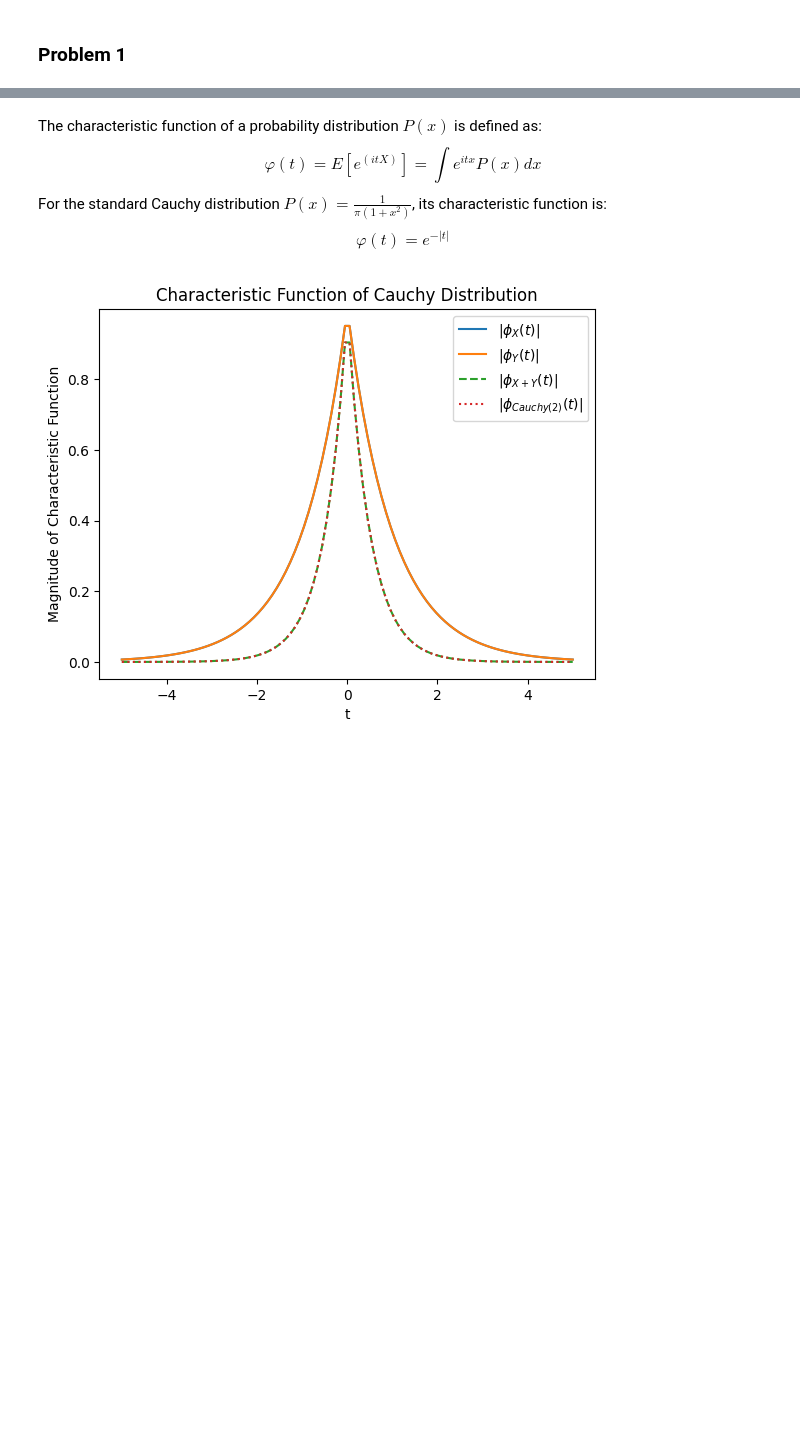
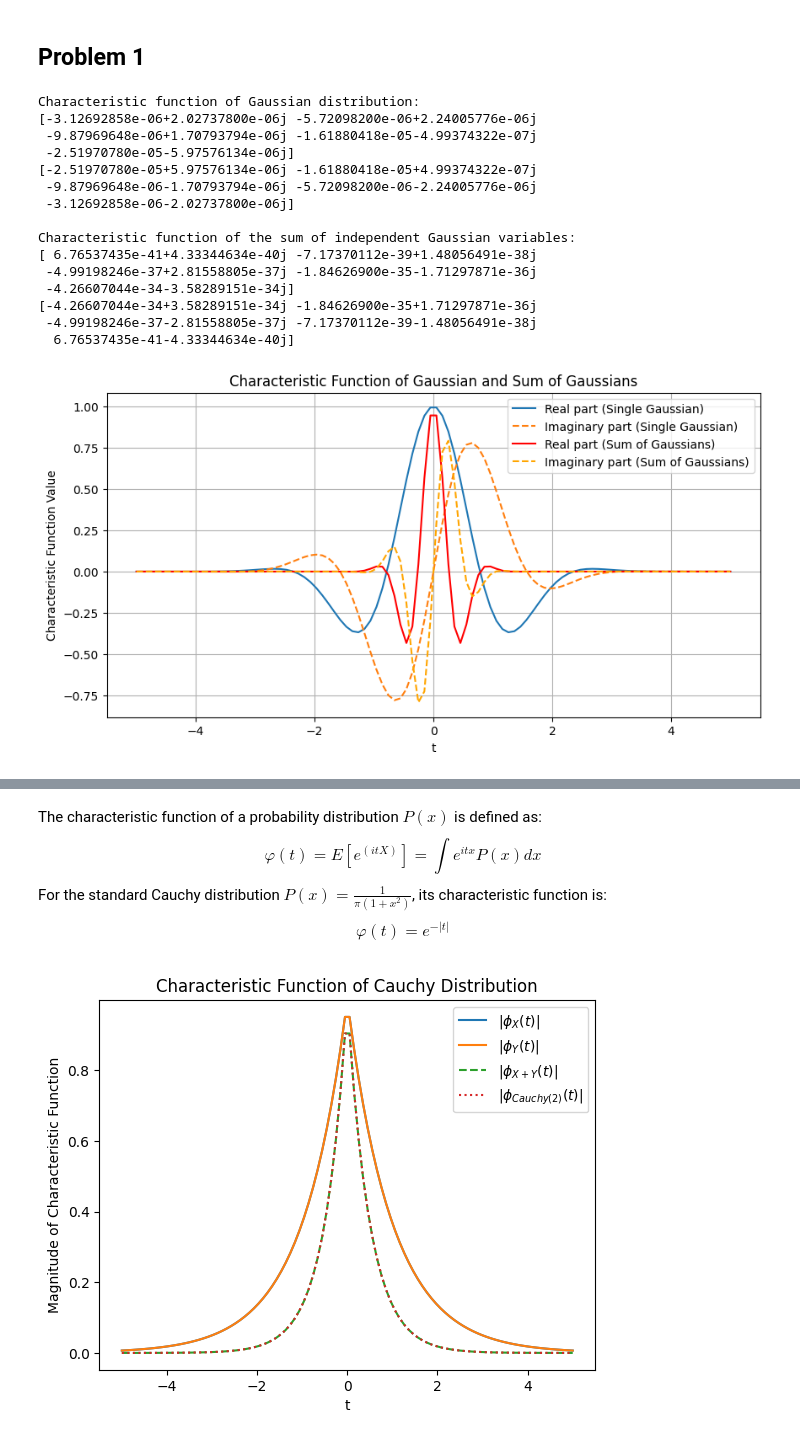
Before and after one commit to zezuul/risk-mgmt, a Jupyter notebook: Set01.ipynb, the cells around one changed output, grey strips where cells are left out. Cells and saved outputs as stored; diff of their text form; code cells hidden in the pictures; blank space fills up the shorter version.

Commit message:
Problem 1 solved

```diff
--- a/Set01.ipynb
+++ b/Set01.ipynb
@@ -2,4 +2,65 @@
 import numpy as np
 import matplotlib.pyplot as plt
 # %% [markdown]
-### Problem 1
+## Problem 1
+# %%
+def gaussian_characteristic_function(t, mu, sigma):
+    return np.exp(1j * mu * t - (sigma**2 * t**2) / 2)
+
+def sum_gaussian_characteristic_function(t, mu_list, sigma_list):
+    total_mu = np.sum(mu_list)
+    total_sigma_squared = np.sum(np.square(sigma_list))
+    return np.exp(1j * total_mu * t - (total_sigma_squared * t**2) / 2)
+
+# Example values
+t_values = np.linspace(-5, 5, 100)
+mu = 2  # Mean of single Gaussian
+sigma = 1  # Standard deviation of single Gaussian
+
+# Compute characteristic function for a single Gaussian
+y_single = gaussian_characteristic_function(t_values, mu, sigma)
+
+# Example for sum of independent Gaussians
+mu_list = [1, 2, 3]  # Means of Gaussian variables
+sigma_list = [1, 1.5, 2]  # Standard deviations
+
+y_sum = sum_gaussian_characteristic_function(t_values, mu_list, sigma_list)
+
+# Print results
+print("Characteristic function of Gaussian distribution:")
+print(y_single[:5]) #only printing first and last elements to limit the output
+print(y_single[-5:])
+
+print("\nCharacteristic function of the sum of independent Gaussian variables:")
+print(y_sum[:5])
+print(y_sum[-5:])
+
+# Plot results
+plt.figure(figsize=(10, 5))
+plt.plot(t_values, y_single.real, label="Real part (Single Gaussian)")
+plt.plot(t_values, y_single.imag, label="Imaginary part (Single Gaussian)", linestyle='dashed')
+plt.plot(t_values, y_sum.real, label="Real part (Sum of Gaussians)", color='red')
+plt.plot(t_values, y_sum.imag, label="Imaginary part (Sum of Gaussians)", linestyle='dashed', color='orange')
+plt.xlabel("t")
+plt.ylabel("Characteristic Function Value")
+plt.title("Characteristic Function of Gaussian and Sum of Gaussians")
+plt.legend()
+plt.grid()
+plt.show()
+# %% [output]
+Characteristic function of Gaussian distribution:
+[-3.12692858e-06+2.02737800e-06j -5.72098200e-06+2.24005776e-06j
+ -9.87969648e-06+1.70793794e-06j -1.61880418e-05-4.99374322e-07j
+ -2.51970780e-05-5.97576134e-06j]
+[-2.51970780e-05+5.97576134e-06j -1.61880418e-05+4.99374322e-07j
+ -9.87969648e-06-1.70793794e-06j -5.72098200e-06-2.24005776e-06j
+ -3.12692858e-06-2.02737800e-06j]
+
+Characteristic function of the sum of independent Gaussian variables:
+[ 6.76537435e-41+4.33344634e-40j -7.17370112e-39+1.48056491e-38j
+ -4.99198246e-37+2.81558805e-37j -1.84626900e-35-1.71297871e-36j
+ -4.26607044e-34-3.58289151e-34j]
+[-4.26607044e-34+3.58289151e-34j -1.84626900e-35+1.71297871e-36j
+ -4.99198246e-37-2.81558805e-37j -7.17370112e-39-1.48056491e-38j
+  6.76537435e-41-4.33344634e-40j]
+[figure, added]
```
Also changed, not shown: parts of 2 cells of this notebook.
